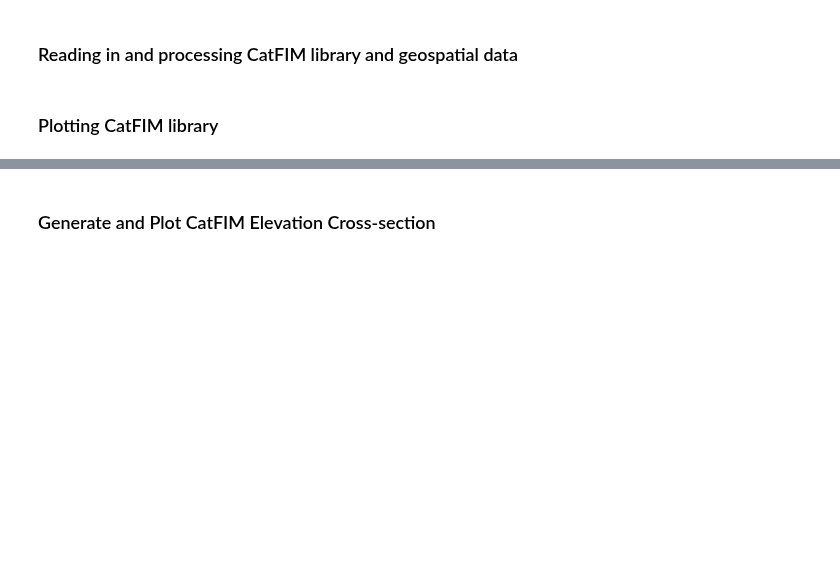
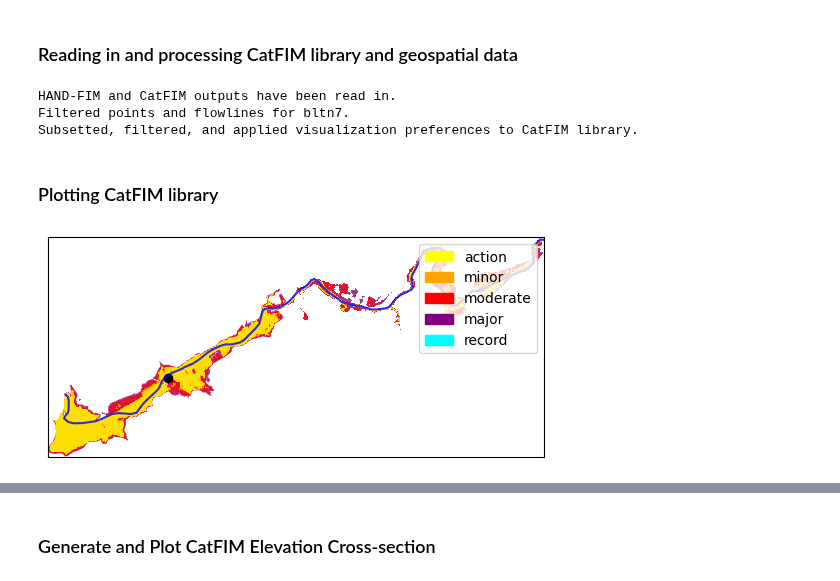
Before and after one commit to NOAA-OWP/inundation-mapping, a Jupyter notebook: tools/catfim/notebooks/vis_catfim_cross_section.ipynb, the cells around one changed output, grey strips where cells are left out. Drawn from its saved outputs; the diff is of its cells as text; code cells hidden in the pictures; blank space fills up the shorter version.

```diff
--- a/tools/catfim/notebooks/vis_catfim_cross_section.ipynb
+++ b/tools/catfim/notebooks/vis_catfim_cross_section.ipynb
@@ -59,12 +59,3 @@ catfim_outputs_path = '/data/catfim/emily_test/hand_4_5_11_1_catfim_datavis_flow
 # catfim_outputs_path = '/data/catfim/emily_test/AK_new_wrds_flow_based/'
 # %% [markdown]
 ### Reading in and processing CatFIM library and geospatial data
-# %%
-# Read in CatFIM outputs
-catfim_library, catfim_points = read_catfim_outputs(catfim_inputs_path, flowline_path)
-
-# Subset CatFIM geometry by site
-catfim_library_filt, points_filt_gdf, flowline_filt_gdf = subset_catfim_geom_by_site(lid, catfim_library, catfim_points, EPSG = 5070)
-
-# Subset and apply the correct symbology to the filtered CatFIM library
-catfim_library_filt = subset_apply_symbology_catfim_library(catfim_library, lid, include_record=True)
@@ -202,3 +195,18 @@ catfim_library_filt = subset_apply_symbology_catfim_library(catfim_library, lid,
+# %%
+EPSG = 5070
+
+# Read in the CatFIM outputs
+catfim_library, catfim_points, flowline_gdf = read_catfim_outputs(catfim_inputs_path, huc)
+
+# Subset the CatFIM geometries by site and enforce projection
+catfim_library_filt, points_filt_gdf, flowline_filt_gdf = subset_catfim_geom_by_site(lid, catfim_library, catfim_points, EPSG)
+
+# Filter CatFIM library and create the symbology columns
+catfim_library_filt, colordict = subset_apply_symbology_catfim_library(catfim_library, lid, include_record=True)
+# %% [output]
+HAND-FIM and CatFIM outputs have been read in.
+Filtered points and flowlines for bltn7.
+Subsetted, filtered, and applied visualization preferences to CatFIM library.
 # %% [markdown]
 ### Plotting CatFIM library
 # %%
@@ -264,0 +360,6 @@ plt.show()
+# %%
+# map_catfim_at_site(catfim_library_filt, flowline_filt_gdf, points_filt_gdf, plot_title='', EPSG=5070, basemap=True, site_view=True)
+
+map_catfim_full_extent(catfim_library_filt, flowline_filt_gdf, points_filt_gdf, colordict, plot_title='', legend=True)
+# %% [output]
+[figure, added]
```
Also changed, not shown: parts of 11 cells of this notebook.
